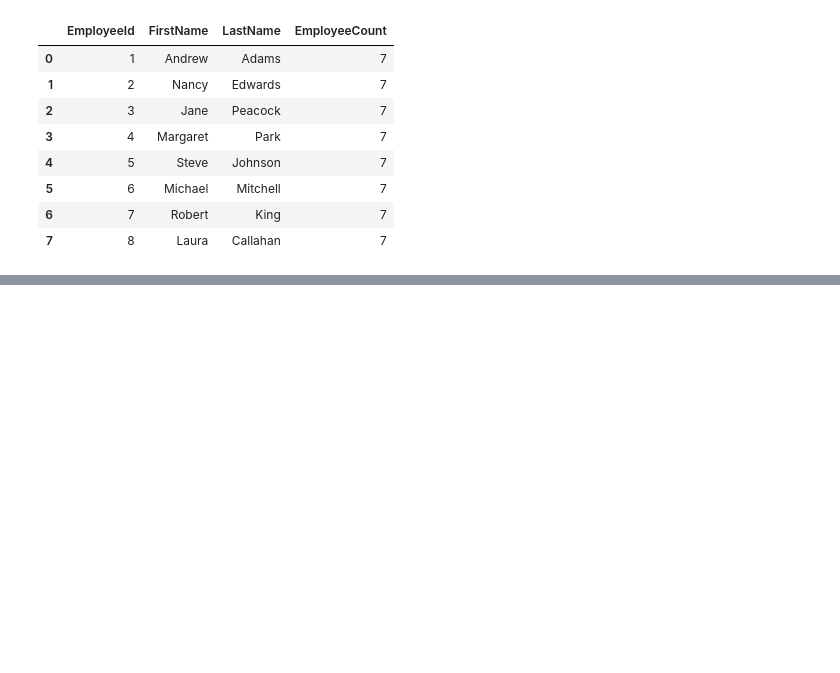
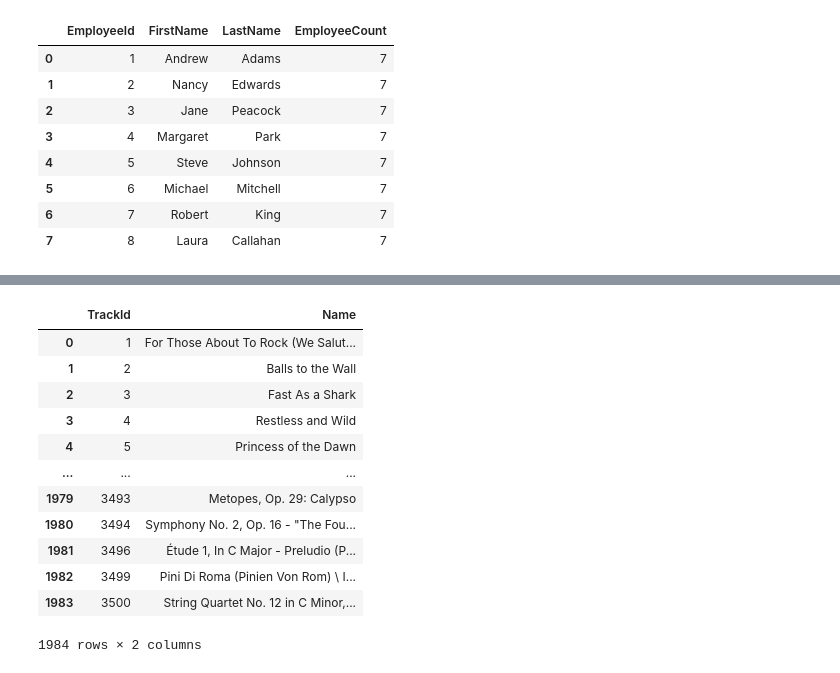
Before and after one commit to zhangfan9607243/NavigationBA_Codes, a Jupyter notebook: codes/Module4/Topic03/Topic03_04/Topic03_04.ipynb, the cells around one changed output, grey strips where cells are left out. Cells and saved outputs as stored; diff of their text form; code cells hidden in the pictures; blank space fills up the shorter version.

```diff
--- a/codes/Module4/Topic03/Topic03_04/Topic03_04.ipynb
+++ b/codes/Module4/Topic03/Topic03_04/Topic03_04.ipynb
@@ -221,0 +376,25 @@ FROM Employee
+# %%
+%%sql
+SELECT DISTINCT
+    T.TrackId,
+    T.Name
+FROM Track AS T
+WHERE EXISTS (
+    SELECT 1
+    FROM InvoiceLine AS IL
+    WHERE IL.TrackId = T.TrackId
+)
+# %% [output]
+|  | TrackId | Name |
+| 0 | 1 | For Those About To Rock (We Salut... |
+| 1 | 2 | Balls to the Wall |
+| 2 | 3 | Fast As a Shark |
+| 3 | 4 | Restless and Wild |
+| 4 | 5 | Princess of the Dawn |
+| ... | ... | ... |
+| 1979 | 3493 | Metopes, Op. 29: Calypso |
+| 1980 | 3494 | Symphony No. 2, Op. 16 - "The Fou... |
+| 1981 | 3496 | Étude 1, In C Major - Preludio (P... |
+| 1982 | 3499 | Pini Di Roma (Pinien Von Rom) \ I... |
+| 1983 | 3500 | String Quartet No. 12 in C Minor,... |
+1984 rows × 2 columns
```
Also changed, not shown: parts of 13 cells of this notebook, 22 other files.
